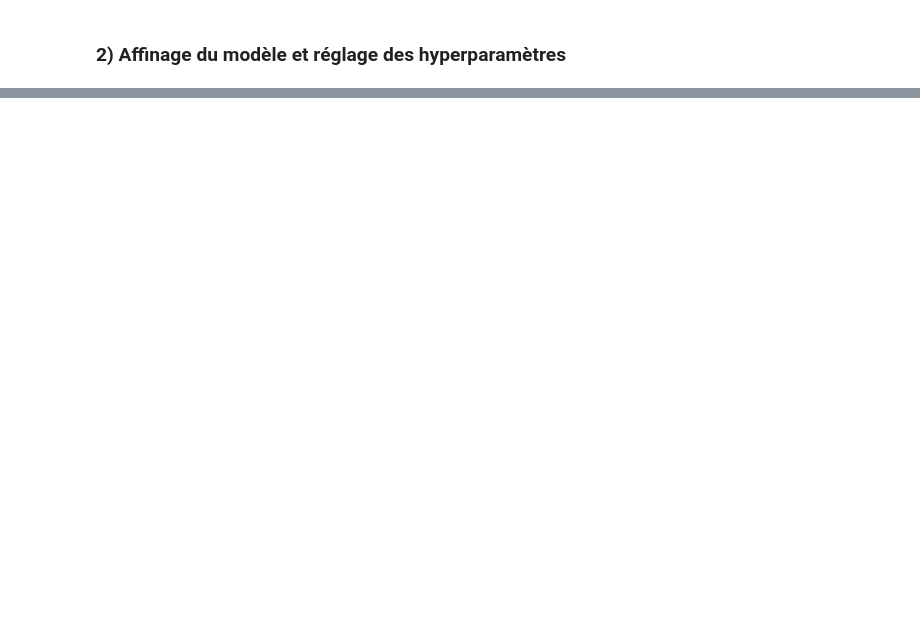
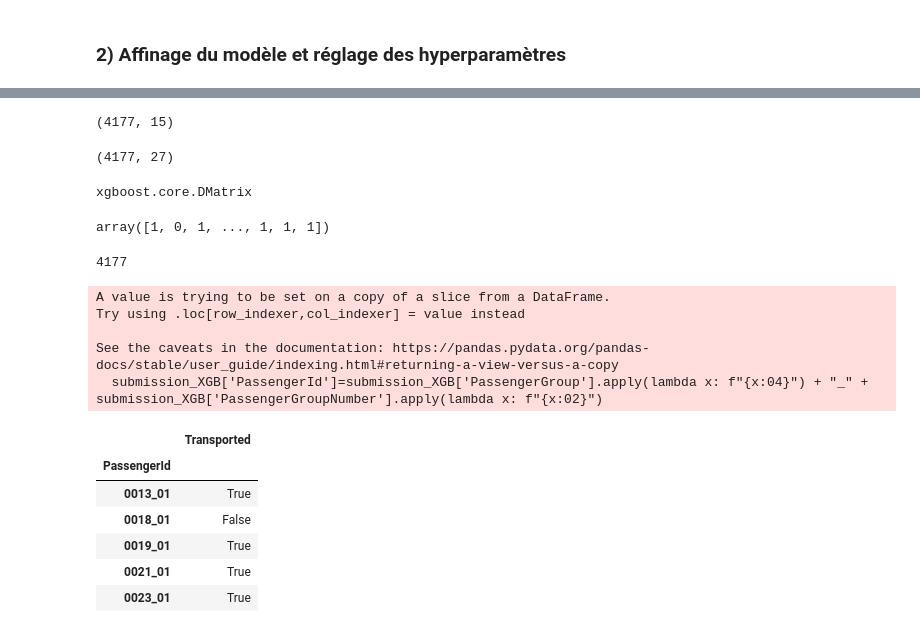
Before and after one commit to G-RELIQUET/Spaceship-Titanic, a Jupyter notebook: Etude.ipynb, the cells around one changed output, grey strips where cells are left out. Drawn from its saved outputs; the diff is of its cells as text; code cells hidden in the pictures; blank space fills up the shorter version.

```diff
--- a/Etude.ipynb
+++ b/Etude.ipynb
@@ -1837,0 +1837,48 @@ Aide pour NaNs : https://www.kaggle.com/competitions/spaceship-titanic/discussio
+# %%
+#Preprocessing du DataFrame de test
+df_test_XGB=df_test.copy()
+df_test_XGB.shape
+# %% [output]
+(4177, 15)
+# %%
+features_matrix = pd.get_dummies(df_test_XGB, dtype=int)
+features_matrix.shape
+# %% [output]
+(4177, 27)
+# %%
+test = xgb.DMatrix(data=features_matrix)
+type(test)
+# %% [output]
+xgboost.core.DMatrix
+# %%
+predictions=best_model.predict(features_matrix)
+len(predictions)
+predictions
+# %% [output]
+array([1, 0, 1, ..., 1, 1, 1])
+# %%
+predictions=[bool(x) for x in predictions]
+len(predictions)
+# %% [output]
+4177
+# %%
+#Construction du df de soumission des résultats
+submission_XGB=df_test[['PassengerGroup','PassengerGroupNumber']]
+submission_XGB['PassengerId']=submission_XGB['PassengerGroup'].apply(lambda x: f"{x:04}") + "_" + submission_XGB['PassengerGroupNumber'].apply(lambda x: f"{x:02}")
+submission_XGB=submission_XGB.drop(['PassengerGroup','PassengerGroupNumber'], axis=1)
+submission_XGB['Transported']=predictions
+submission_XGB = submission_XGB.set_index('PassengerId')
+submission_XGB.head()
+# %% [output]
+A value is trying to be set on a copy of a slice from a DataFrame.
+Try using .loc[row_indexer,col_indexer] = value instead
+
+See the caveats in the documentation: https://pandas.pydata.org/pandas-docs/stable/user_guide/indexing.html#returning-a-view-versus-a-copy
+  submission_XGB['PassengerId']=submission_XGB['PassengerGroup'].apply(lambda x: f"{x:04}") + "_" + submission_XGB['PassengerGroupNumber'].apply(lambda x: f"{x:02}")
+|  | Transported |
+| PassengerId |  |
+| 0013_01 | True |
+| 0018_01 | False |
+| 0019_01 | True |
+| 0021_01 | True |
+| 0023_01 | True |
```
Also changed, not shown: parts of 44 cells of this notebook.
